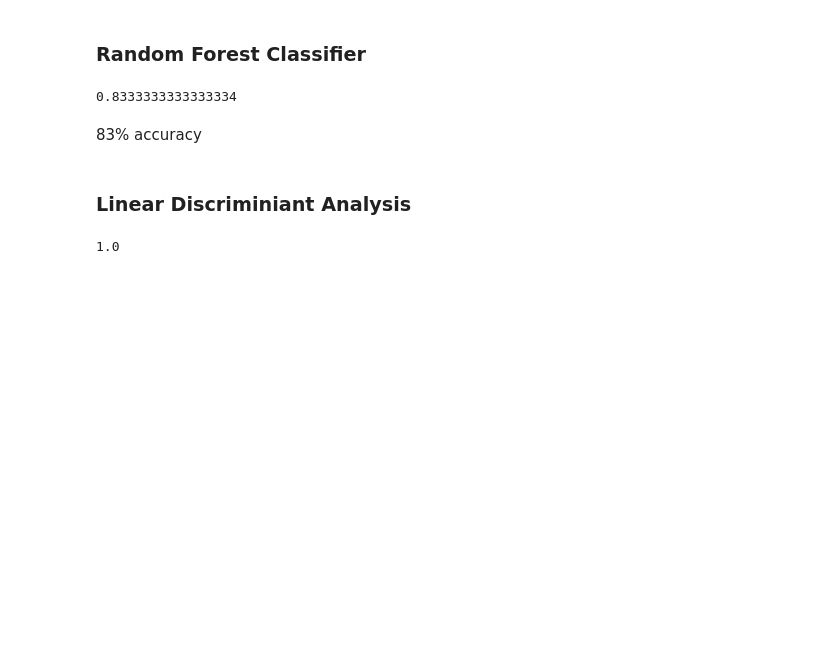
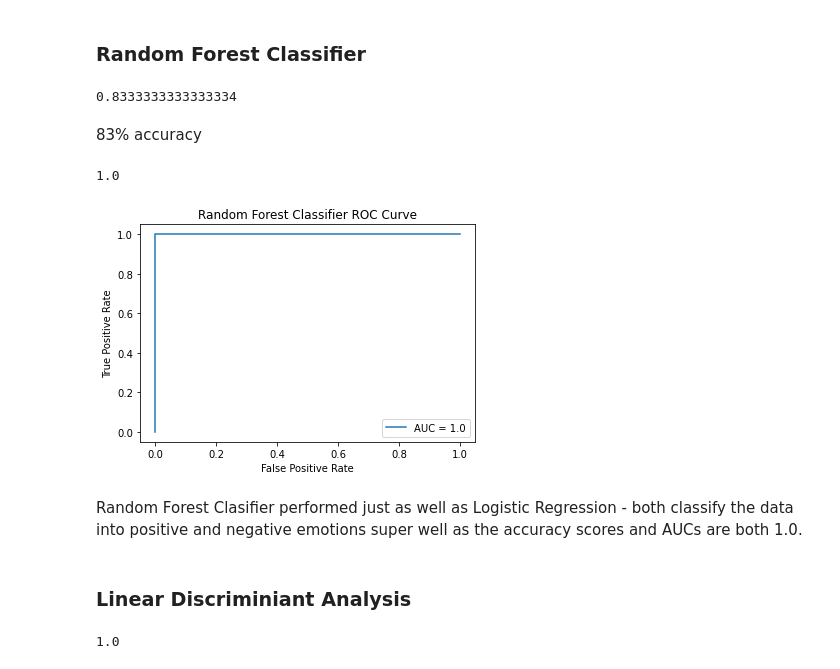
Before and after one commit to vchou105/COGS189, a Jupyter notebook: Machine Learning.ipynb, the cells around one changed output. Saved outputs shown, nothing was run; the diff lists cells and outputs as text; code cells hidden in the pictures; blank space fills up the shorter version.

```diff
--- a/Machine Learning.ipynb
+++ b/Machine Learning.ipynb
@@ -50,6 +78,27 @@ clf.score(X_test, y_test)
 0.8333333333333334
 # %% [markdown]
 83% accuracy
+# %%
+# calculate true positive rate and false positive rate
+y_pred_prob = clf.predict_proba(X_test)[::,1]
+fpr, tpr, _ = metrics.roc_curve(y_test, y_pred_prob)
+
+auc = metrics.roc_auc_score(y_test, y_pred_prob)
+auc
+# %% [output]
+1.0
+# %%
+# create ROC curve - determines best cutoff value for predicting new observations
+plt.plot(fpr, tpr, label="AUC = " + str(auc))
+plt.ylabel('True Positive Rate')
+plt.xlabel('False Positive Rate')
+plt.title('Random Forest Classifier ROC Curve')
+plt.legend()
+plt.show()
+# %% [output]
+[figure, added]
+# %% [markdown]
+Random Forest Clasifier performed just as well as Logistic Regression - both classify the data into positive and negative emotions super well as the accuracy scores and AUCs are both 1.0.
 # %% [markdown]
 ### Linear Discriminiant Analysis
 # %%
```
Also changed, not shown: parts of 21 cells of this notebook.
